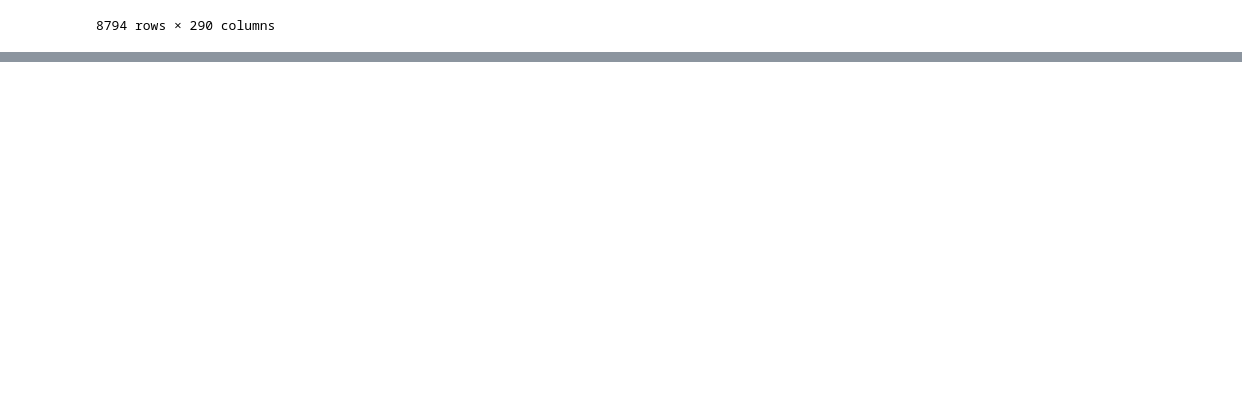
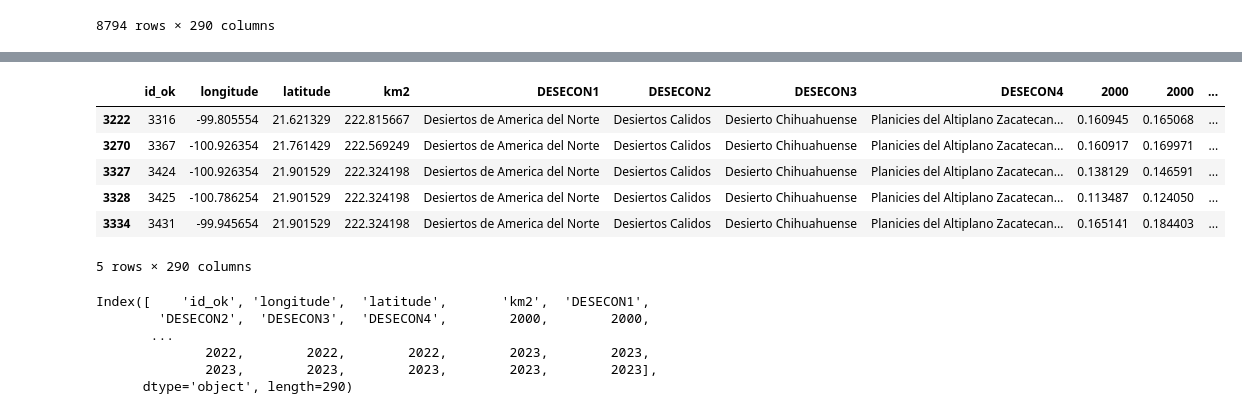
Before and after one commit to rauldgarcia/Data_analysis, a Jupyter notebook: CLASS 1/class_7.ipynb, the cells around one changed output, grey strips where cells are left out. Drawn from its saved outputs; the diff is of its cells as text; code cells hidden in the pictures; blank space fills up the shorter version.

```diff
--- a/CLASS 1/class_7.ipynb
+++ b/CLASS 1/class_7.ipynb
@@ -150,3 +150,5 @@ eviMean
 | 8792 | 9063 | -114.936354 | 32.689229 | 125.677418 | Desiertos de America del Norte | Desiertos Calidos | Desierto Sonorense | Desiertos del Alto Golfo (Altar, ... | 0.257072 | 0.274016 | ... |
 | 8793 | 9064 | -114.796254 | 32.689229 | 112.012960 | Desiertos de America del Norte | Desiertos Calidos | Desierto Sonorense | Desiertos del Alto Golfo (Altar, ... | 0.217160 | 0.223747 | ... |
 8794 rows × 290 columns
+# %%
+regions = eviMean.groupby(by='DESECON1')
@@ -152,0 +171,21 @@ eviMean
+# %%
+reg1 = regions.get_group('Desiertos de America del Norte')
+# %%
+reg1.head()
+# %% [output]
+|  | id_ok | longitude | latitude | km2 | DESECON1 | DESECON2 | DESECON3 | DESECON4 | 2000 | 2000 | ... |
+| 3222 | 3316 | -99.805554 | 21.621329 | 222.815667 | Desiertos de America del Norte | Desiertos Calidos | Desierto Chihuahuense | Planicies del Altiplano Zacatecan... | 0.160945 | 0.165068 | ... |
+| 3270 | 3367 | -100.926354 | 21.761429 | 222.569249 | Desiertos de America del Norte | Desiertos Calidos | Desierto Chihuahuense | Planicies del Altiplano Zacatecan... | 0.160917 | 0.169971 | ... |
+| 3327 | 3424 | -100.926354 | 21.901529 | 222.324198 | Desiertos de America del Norte | Desiertos Calidos | Desierto Chihuahuense | Planicies del Altiplano Zacatecan... | 0.138129 | 0.146591 | ... |
+| 3328 | 3425 | -100.786254 | 21.901529 | 222.324198 | Desiertos de America del Norte | Desiertos Calidos | Desierto Chihuahuense | Planicies del Altiplano Zacatecan... | 0.113487 | 0.124050 | ... |
+| 3334 | 3431 | -99.945654 | 21.901529 | 222.324198 | Desiertos de America del Norte | Desiertos Calidos | Desierto Chihuahuense | Planicies del Altiplano Zacatecan... | 0.165141 | 0.184403 | ... |
+5 rows × 290 columns
+# %%
+reg1.columns
+# %% [output]
+Index([    'id_ok', 'longitude',  'latitude',       'km2',  'DESECON1',
+        'DESECON2',  'DESECON3',  'DESECON4',        2000,        2000,
+       ...
+              2022,        2022,        2022,        2023,        2023,
+              2023,        2023,        2023,        2023,        2023],
+      dtype='object', length=290)
```
Also changed, not shown: parts of 4 cells of this notebook.
